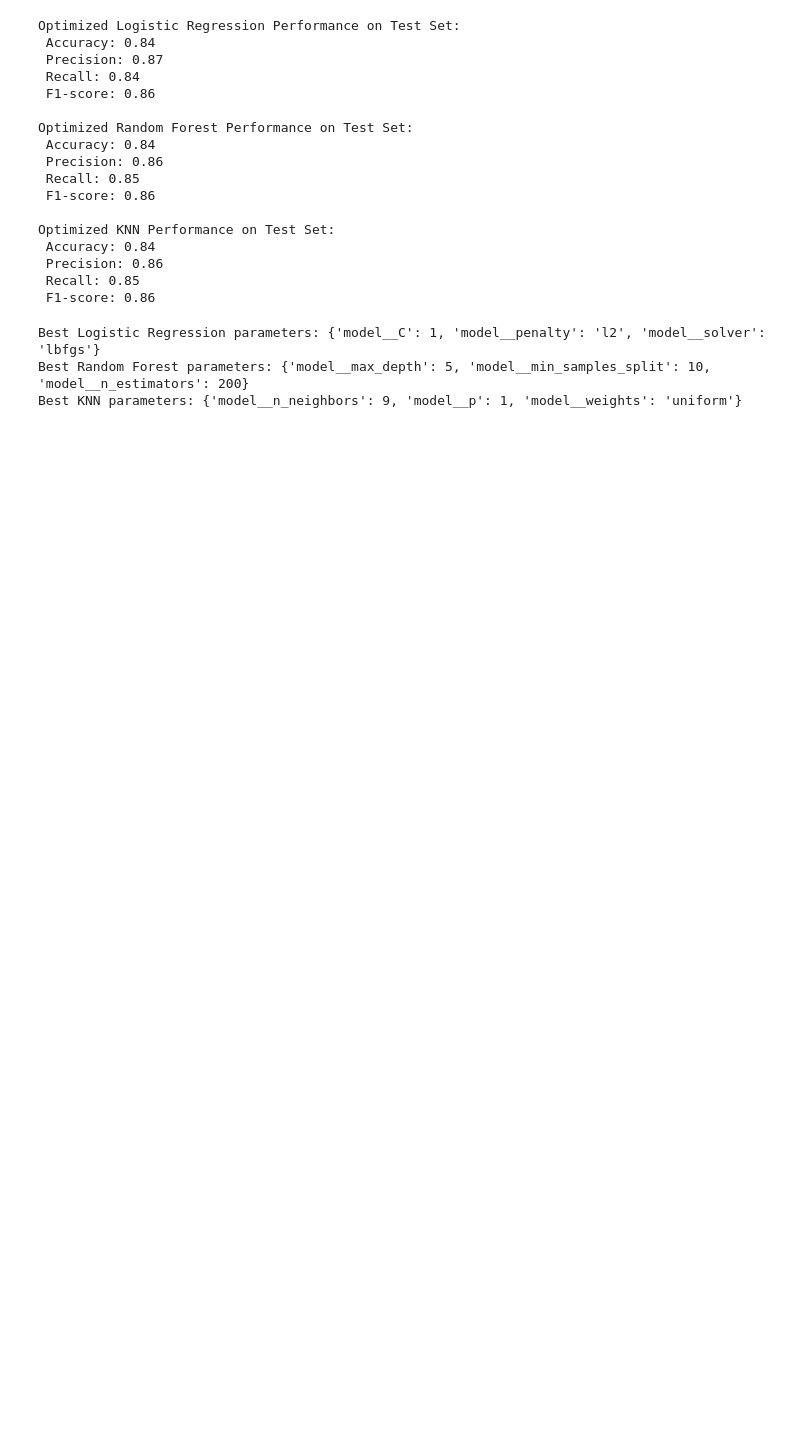
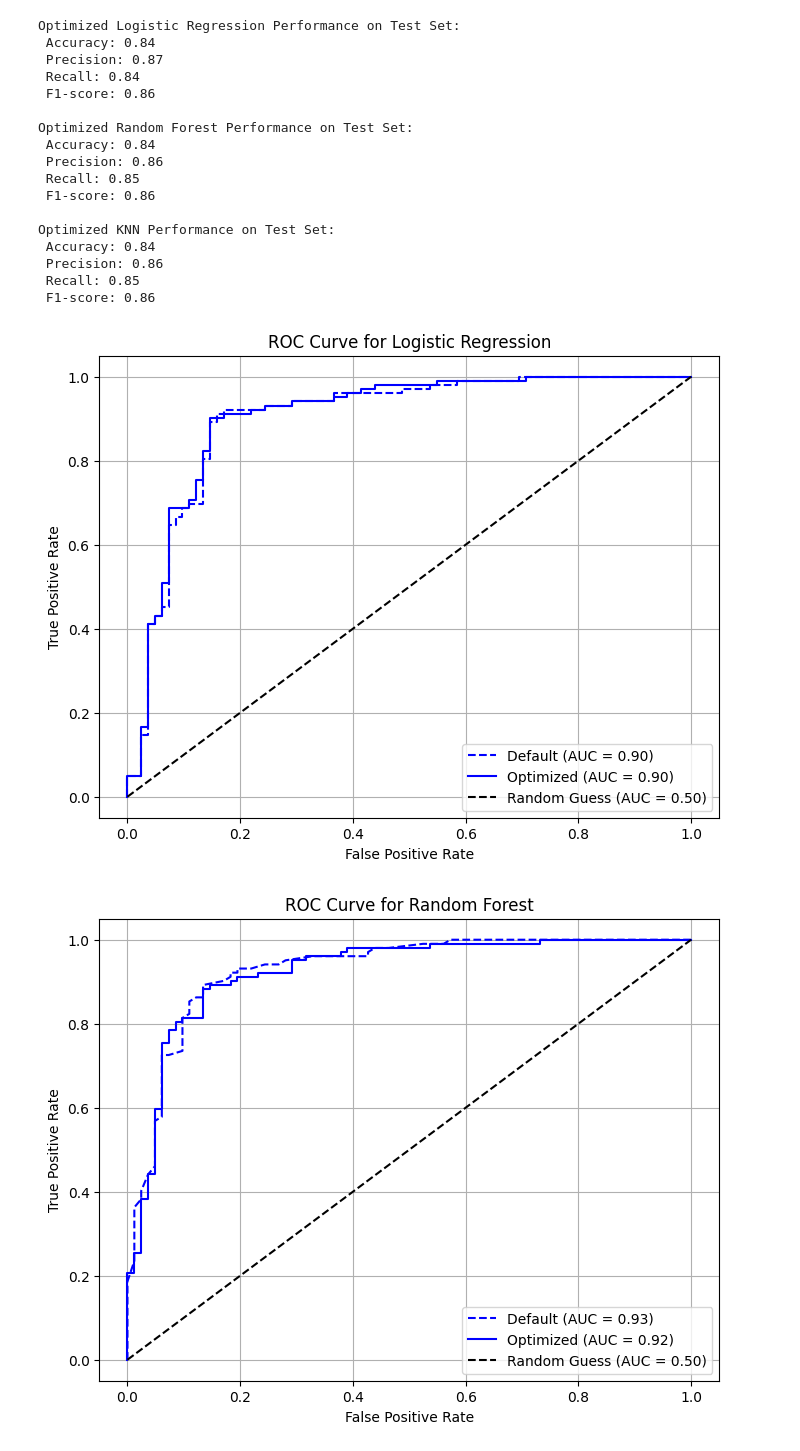
Before and after one commit to TechNalp/ai_hearth_-diseases_detection, a Jupyter notebook: hearth_disease_prediction.ipynb, the cells around one changed output. Drawn from its saved outputs; the diff is of its cells as text; code cells hidden in the pictures; blank space fills up the shorter version.

```diff
--- a/hearth_disease_prediction.ipynb
+++ b/hearth_disease_prediction.ipynb
@@ -603,0 +559,19 @@ F1 Score: 0.81
+# %%
+
+pipelines = {
+    'Logistic Regression': logistic_pipeline,
+    'Random Forest': rf_pipeline,
+    'K-Nearest Neighbors': kn_pipeline
+}
+scorers = {
+    'F1-Score': make_scorer(f1_score), # (2 * P * R) / (P + R) = Harmonic Mean Between Precision Recall
+    'Precision': make_scorer(precision_score), # TP / (TP + FP)
+    'Recall': make_scorer(recall_score)  # TP / (TP + FN) = True Positive Rate
+}
+
+for name, pipeline in pipelines.items():
+    print(f"{name} Performance with Cross-Validation:")
+    for metric_name, scorer in scorers.items():
+        cv_scores = cross_val_score(pipeline, X_train, y_train, cv=stratified_cv, scoring=scorer)
+        print(f"  {metric_name}: {cv_scores.mean():.2f} (+/- {cv_scores.std():.2f})")
+    print()
@@ -815,11 +869,35 @@ Optimized KNN Performance on Test Set:
  Precision: 0.86
  Recall: 0.85
  F1-score: 0.86
-# %%
-print("Best Logistic Regression parameters:", lr_gridsearch.best_params_)
-print("Best Random Forest parameters:", rf_gridsearch.best_params_)
-print("Best KNN parameters:", knn_gridsearch.best_params_)
-# %% [output]
-Best Logistic Regression parameters: {'model__C': 1, 'model__penalty': 'l2', 'model__solver': 'lbfgs'}
-Best Random Forest parameters: {'model__max_depth': 5, 'model__min_samples_split': 10, 'model__n_estimators': 200}
-Best KNN parameters: {'model__n_neighbors': 9, 'model__p': 1, 'model__weights': 'uniform'}
+# %%
+def plot_roc_curve(model_name, default_pipeline, optimized_pipeline, X_train, y_train, X_test, y_test):
+    # Default model
+    default_pipeline.fit(X_train, y_train)
+    y_test_proba_default = default_pipeline.predict_proba(X_test)[:, 1]
+    fpr_default, tpr_default, _ = roc_curve(y_test, y_test_proba_default)
+    roc_auc_default = auc(fpr_default, tpr_default)
+
+    # Optimized model
+    optimized_pipeline.fit(X_train, y_train)
+    y_test_proba_optimized = optimized_pipeline.predict_proba(X_test)[:, 1]
+    fpr_optimized, tpr_optimized, _ = roc_curve(y_test, y_test_proba_optimized)
+    roc_auc_optimized = auc(fpr_optimized, tpr_optimized)
+
+    plt.figure(figsize=(8, 6))
+    plt.plot(fpr_default, tpr_default, 'b--', label=f"Default (AUC = {roc_auc_default:.2f})")
+    plt.plot(fpr_optimized, tpr_optimized, 'b-', label=f"Optimized (AUC = {roc_auc_optimized:.2f})")
+    plt.plot([0, 1], [0, 1], 'k--', label="Random Guess (AUC = 0.50)")
+
+    plt.xlabel("False Positive Rate")
+    plt.ylabel("True Positive Rate")
+    plt.title(f"ROC Curve for {model_name}")
+    plt.legend(loc="lower right")
+    plt.grid()
+    plt.show()
+
+for model_name, default_pipeline in pipelines.items():
+    optimized_pipeline = final_models[f"Optimized {model_name}"]
+    plot_roc_curve(model_name, default_pipeline, optimized_pipeline, X_train, y_train, X_test, y_test)
+# %% [output]
+[figure, added]
+[figure, added]
```
Also changed, not shown: parts of 16 cells of this notebook.
